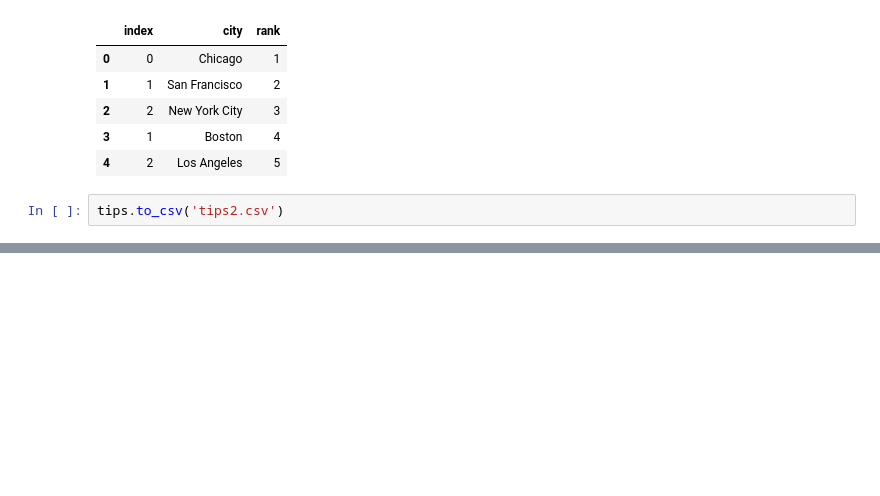
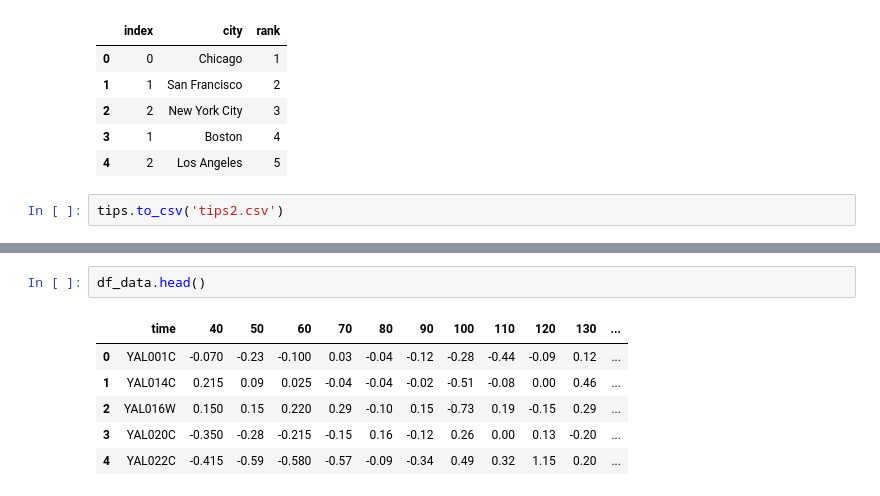
Before and after one commit to leodrivera/Leo_Notebooks, a Jupyter notebook: Semana3/Pandas.ipynb, the cells around one changed output, grey strips where cells are left out. Cells and saved outputs as stored; diff of their text form; blank space fills up the shorter version.

```diff
--- a/Semana3/Pandas.ipynb
+++ b/Semana3/Pandas.ipynb
@@ -237,0 +262,9 @@ tips.to_csv('tips2.csv')
+# %%
+df_data.head()
+# %% [output]
+|  | time | 40 | 50 | 60 | 70 | 80 | 90 | 100 | 110 | 120 | 130 | ... |
+| 0 | YAL001C | -0.070 | -0.23 | -0.100 | 0.03 | -0.04 | -0.12 | -0.28 | -0.44 | -0.09 | 0.12 | ... |
+| 1 | YAL014C | 0.215 | 0.09 | 0.025 | -0.04 | -0.04 | -0.02 | -0.51 | -0.08 | 0.00 | 0.46 | ... |
+| 2 | YAL016W | 0.150 | 0.15 | 0.220 | 0.29 | -0.10 | 0.15 | -0.73 | 0.19 | -0.15 | 0.29 | ... |
+| 3 | YAL020C | -0.350 | -0.28 | -0.215 | -0.15 | 0.16 | -0.12 | 0.26 | 0.00 | 0.13 | -0.20 | ... |
+| 4 | YAL022C | -0.415 | -0.59 | -0.580 | -0.57 | -0.09 | -0.34 | 0.49 | 0.32 | 1.15 | 0.20 | ... |
```
Also changed, not shown: parts of 16 cells of this notebook.
